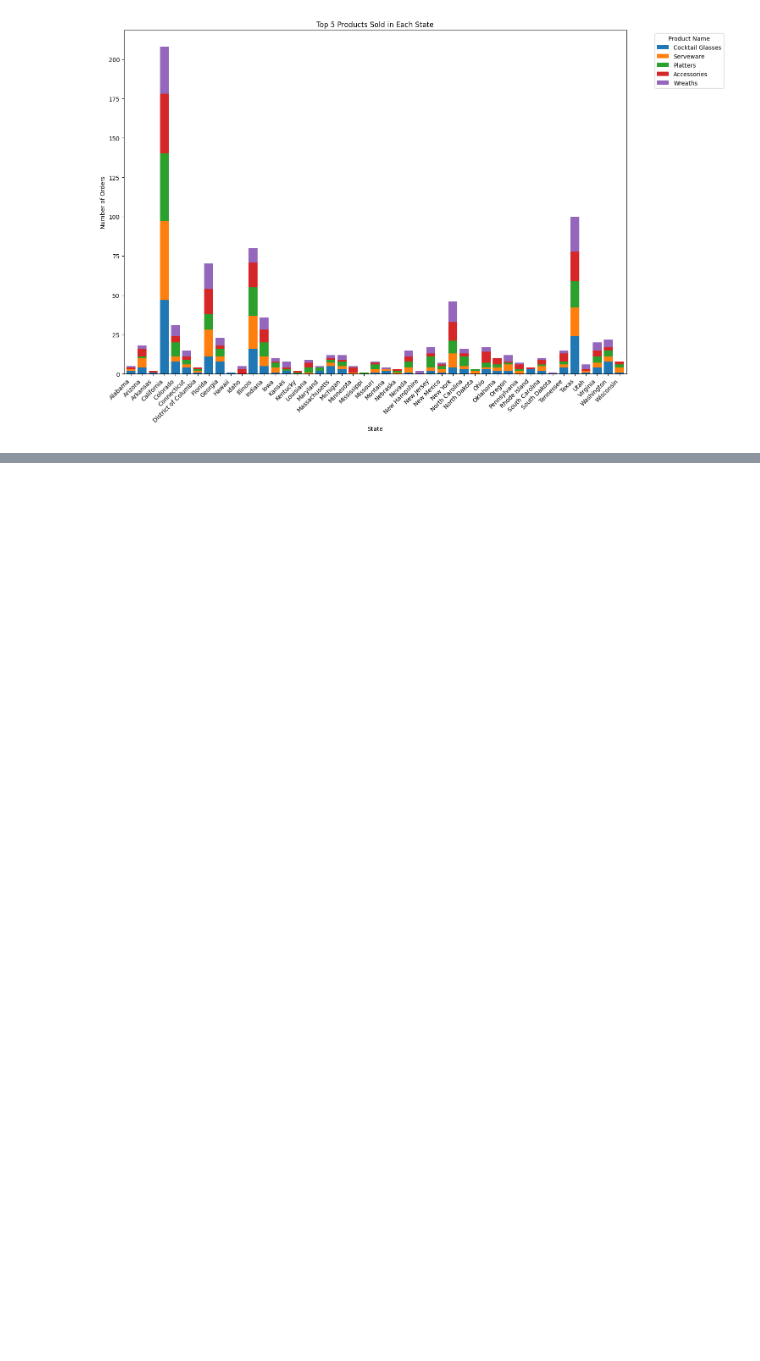
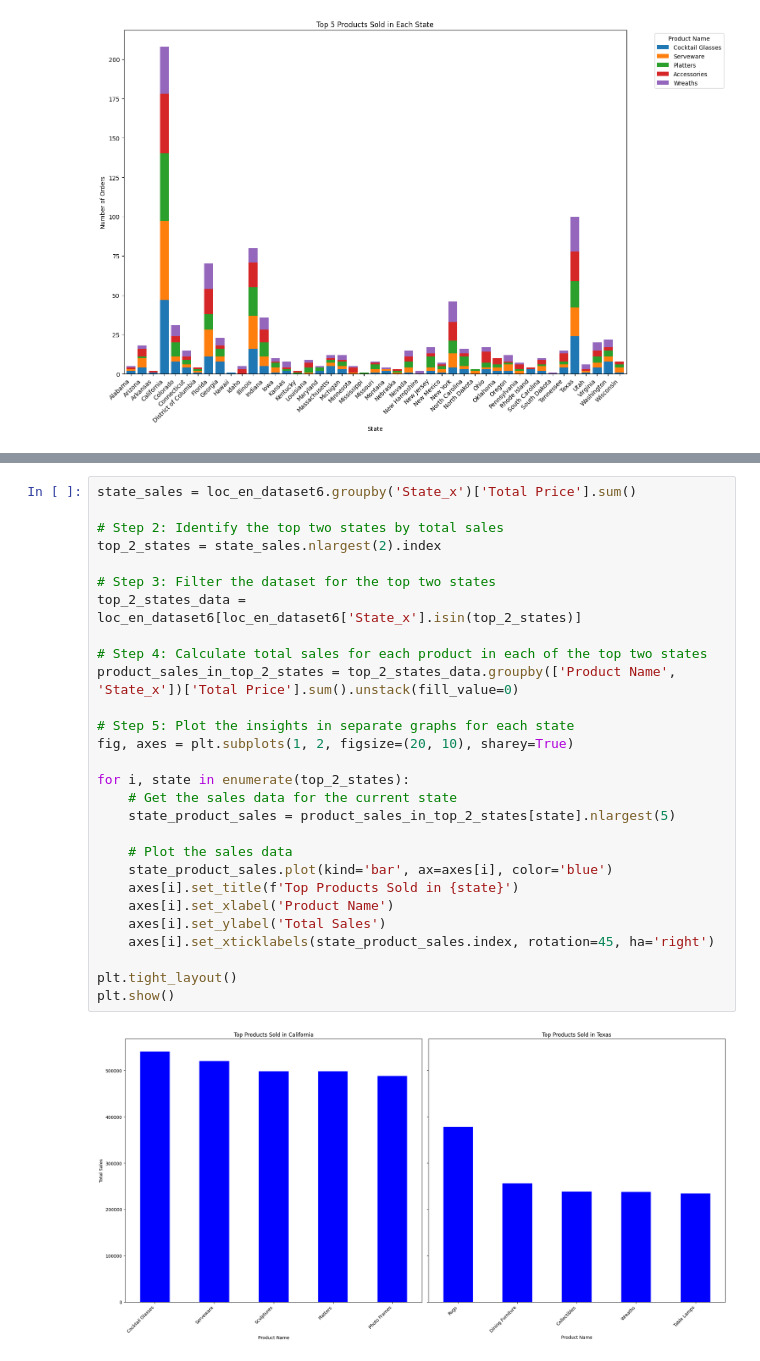
Before and after one commit to NSinha025/ZDS-Mock-Project, a Jupyter notebook: Sales_Order_Sheet_X_Store_Locations_Sheet.ipynb, the cells around one changed output, grey strips where cells are left out. Saved outputs shown, nothing was run; the diff lists cells and outputs as text; blank space fills up the shorter version.

Commit message:
few minute scatter plot changes

```diff
--- a/Sales_Order_Sheet_X_Store_Locations_Sheet.ipynb
+++ b/Sales_Order_Sheet_X_Store_Locations_Sheet.ipynb
@@ -441,3 +442,33 @@ temp_df["Payable Price"] = temp_df["Total Price"]-(temp_df["Total Price"]*temp_d
 | 2019-07-02 | Wall Frames | 0.050 | 167.5 | 159.1250 |
 | 2019-04-08 | Dining Furniture | 0.050 | 167.5 | 159.1250 |
 7479 rows × 4 columns
+# %%
+state_sales = loc_en_dataset6.groupby('State_x')['Total Price'].sum()
+
+# Step 2: Identify the top two states by total sales
+top_2_states = state_sales.nlargest(2).index
+
+# Step 3: Filter the dataset for the top two states
+top_2_states_data = loc_en_dataset6[loc_en_dataset6['State_x'].isin(top_2_states)]
+
+# Step 4: Calculate total sales for each product in each of the top two states
+product_sales_in_top_2_states = top_2_states_data.groupby(['Product Name', 'State_x'])['Total Price'].sum().unstack(fill_value=0)
+
+# Step 5: Plot the insights in separate graphs for each state
+fig, axes = plt.subplots(1, 2, figsize=(20, 10), sharey=True)
+
+for i, state in enumerate(top_2_states):
+    # Get the sales data for the current state
+    state_product_sales = product_sales_in_top_2_states[state].nlargest(5)
+
+    # Plot the sales data
+    state_product_sales.plot(kind='bar', ax=axes[i], color='blue')
+    axes[i].set_title(f'Top Products Sold in {state}')
+    axes[i].set_xlabel('Product Name')
+    axes[i].set_ylabel('Total Sales')
+    axes[i].set_xticklabels(state_product_sales.index, rotation=45, ha='right')
+
+plt.tight_layout()
+plt.show()
+# %% [output]
+[figure, added]
```
Also changed, not shown: parts of 3 cells of this notebook.
